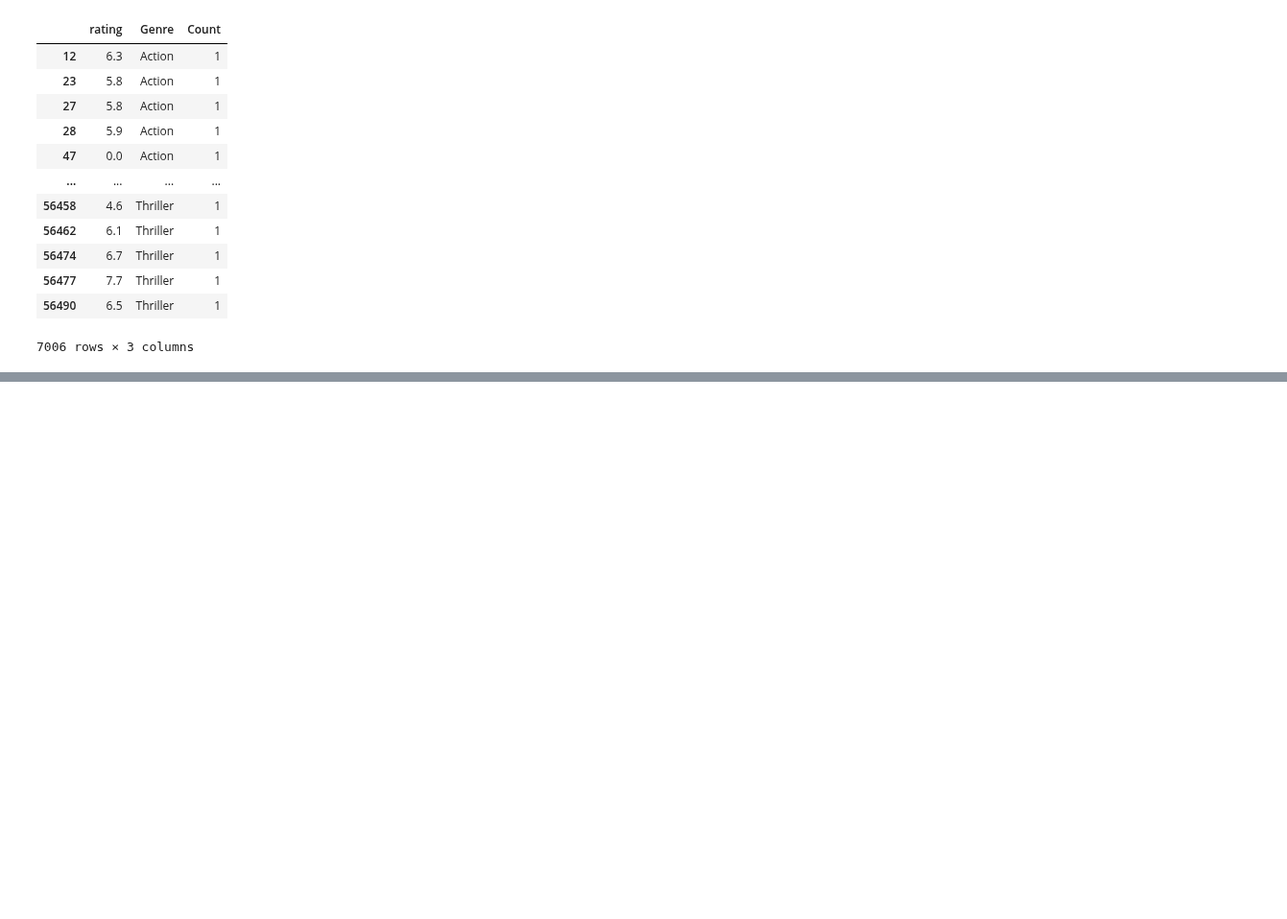
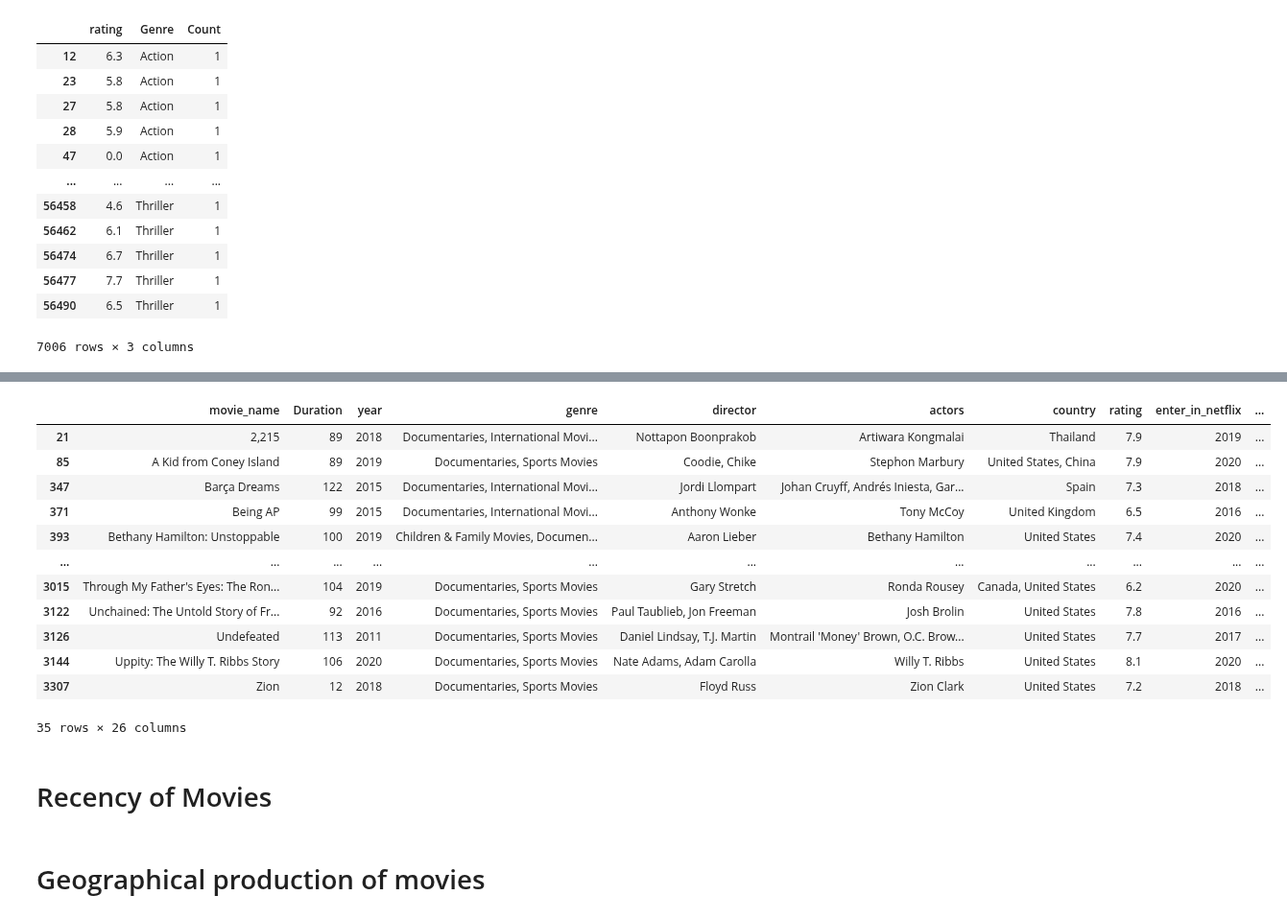
Before and after one commit to Kristian-Abad/Netflix-Movies-Project, a Jupyter notebook: Netflix_Movies.ipynb, the cells around one changed output, grey strips where cells are left out. Shown at 96% size. Drawn from its saved outputs; the diff is of its cells as text; code cells hidden in the pictures; blank space fills up the shorter version.

```diff
--- a/Netflix_Movies.ipynb
+++ b/Netflix_Movies.ipynb
@@ -473,0 +492,20 @@ After doing some visualizations with the outputted subsets of data, I found this
+# %%
+data_mod[data_mod.genre.str.contains('Documentaries') & data_mod.genre.str.contains('Sport')]
+# %% [output]
+|  | movie_name | Duration | year | genre | director | actors | country | rating | enter_in_netflix | ... |
+| 21 | 2,215 | 89 | 2018 | Documentaries, International Movi... | Nottapon Boonprakob | Artiwara Kongmalai | Thailand | 7.9 | 2019 | ... |
+| 85 | A Kid from Coney Island | 89 | 2019 | Documentaries, Sports Movies | Coodie, Chike | Stephon Marbury | United States, China | 7.9 | 2020 | ... |
+| 347 | Barça Dreams | 122 | 2015 | Documentaries, International Movi... | Jordi Llompart | Johan Cruyff, Andrés Iniesta, Gar... | Spain | 7.3 | 2018 | ... |
+| 371 | Being AP | 99 | 2015 | Documentaries, International Movi... | Anthony Wonke | Tony McCoy | United Kingdom | 6.5 | 2016 | ... |
+| 393 | Bethany Hamilton: Unstoppable | 100 | 2019 | Children & Family Movies, Documen... | Aaron Lieber | Bethany Hamilton | United States | 7.4 | 2020 | ... |
+| ... | ... | ... | ... | ... | ... | ... | ... | ... | ... | ... |
+| 3015 | Through My Father's Eyes: The Ron... | 104 | 2019 | Documentaries, Sports Movies | Gary Stretch | Ronda Rousey | Canada, United States | 6.2 | 2020 | ... |
+| 3122 | Unchained: The Untold Story of Fr... | 92 | 2016 | Documentaries, Sports Movies | Paul Taublieb, Jon Freeman | Josh Brolin | United States | 7.8 | 2016 | ... |
+| 3126 | Undefeated | 113 | 2011 | Documentaries, Sports Movies | Daniel Lindsay, T.J. Martin | Montrail 'Money' Brown, O.C. Brow... | United States | 7.7 | 2017 | ... |
+| 3144 | Uppity: The Willy T. Ribbs Story | 106 | 2020 | Documentaries, Sports Movies | Nate Adams, Adam Carolla | Willy T. Ribbs | United States | 8.1 | 2020 | ... |
+| 3307 | Zion | 12 | 2018 | Documentaries, Sports Movies | Floyd Russ | Zion Clark | United States | 7.2 | 2018 | ... |
+35 rows × 26 columns
+# %% [markdown]
+# Recency of Movies
+# %% [markdown]
+# Geographical production of movies
```
Also changed, not shown: parts of 7 cells of this notebook.
